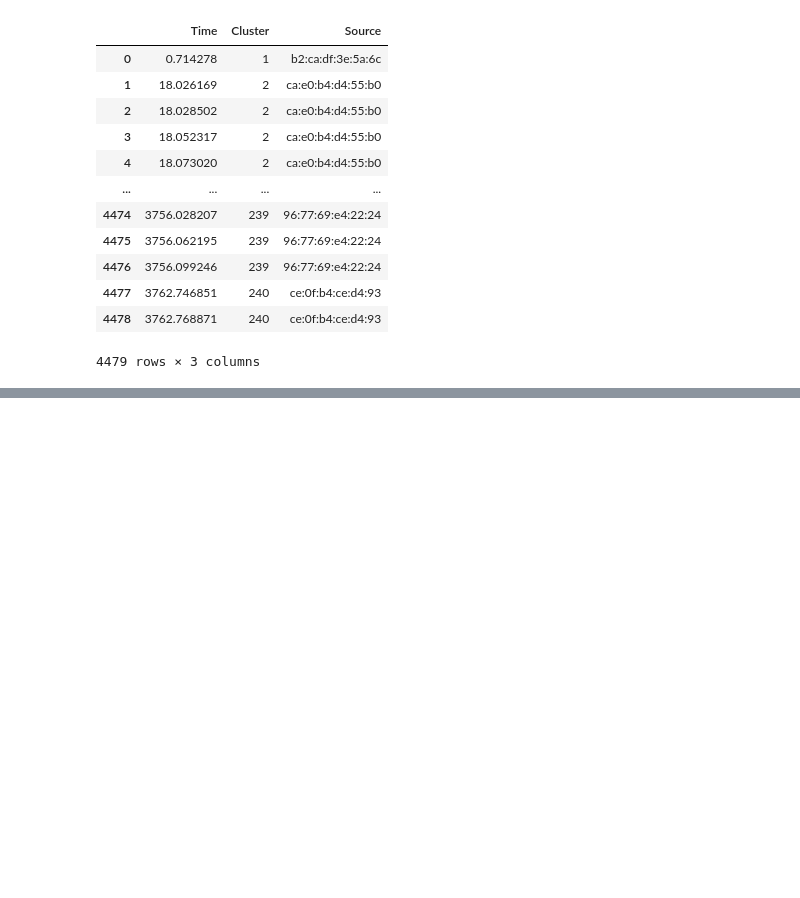
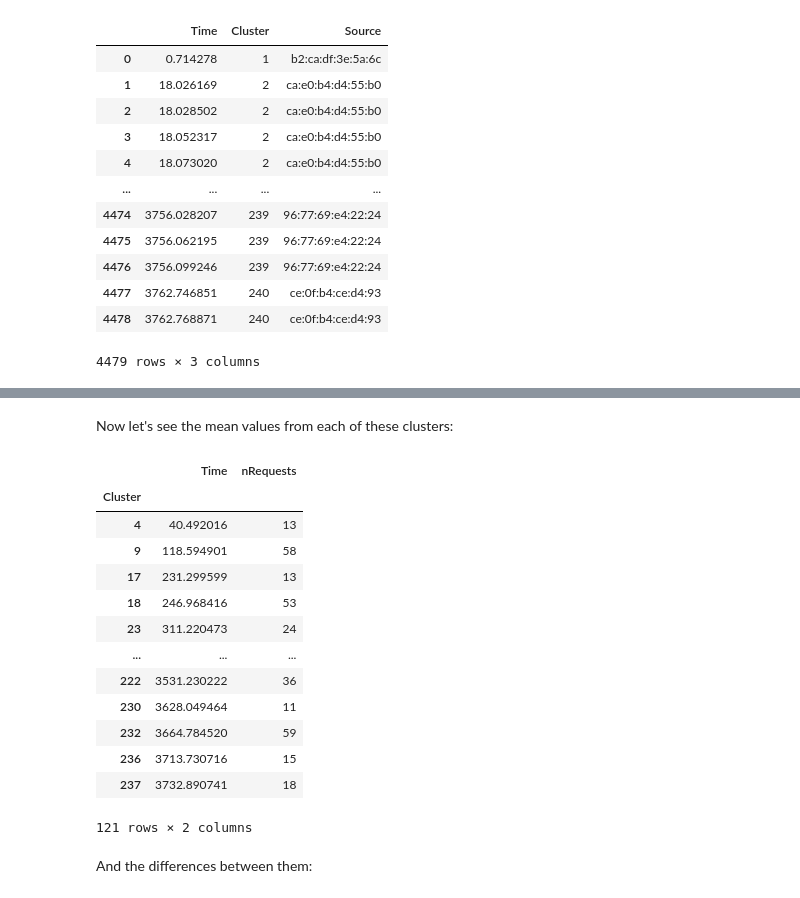
Before and after one commit to jdeinum/SDR, a Jupyter notebook: analysis/testing.ipynb, the cells around one changed output, grey strips where cells are left out. Saved outputs shown, nothing was run; the diff lists cells and outputs as text; code cells hidden in the pictures; blank space fills up the shorter version.

```diff
--- a/analysis/testing.ipynb
+++ b/analysis/testing.ipynb
@@ -254,0 +257,23 @@ We know that
+# %% [markdown]
+Now let's see the mean values from each of these clusters:
+# %%
+means = su.groupby("Cluster")["Time"].mean().to_frame()
+means["nRequests"] = su.groupby("Cluster")["Time"].count()
+display(means.sort_values(by="Time"))
+# %% [output]
+|  | Time | nRequests |
+| Cluster |  |  |
+| 4 | 40.492016 | 13 |
+| 9 | 118.594901 | 58 |
+| 17 | 231.299599 | 13 |
+| 18 | 246.968416 | 53 |
+| 23 | 311.220473 | 24 |
+| ... | ... | ... |
+| 222 | 3531.230222 | 36 |
+| 230 | 3628.049464 | 11 |
+| 232 | 3664.784520 | 59 |
+| 236 | 3713.730716 | 15 |
+| 237 | 3732.890741 | 18 |
+121 rows × 2 columns
+# %% [markdown]
+And the differences between them:
```
Also changed, not shown: parts of 8 cells of this notebook.
